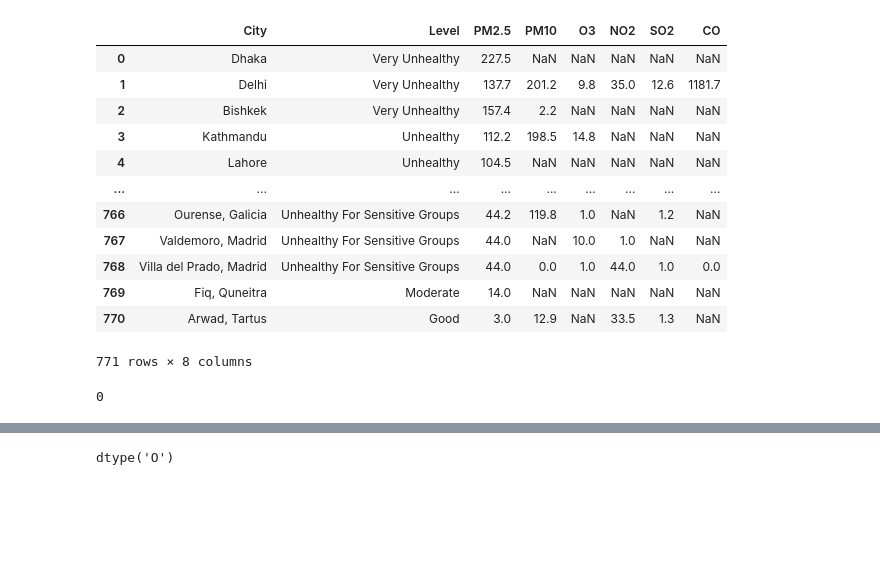
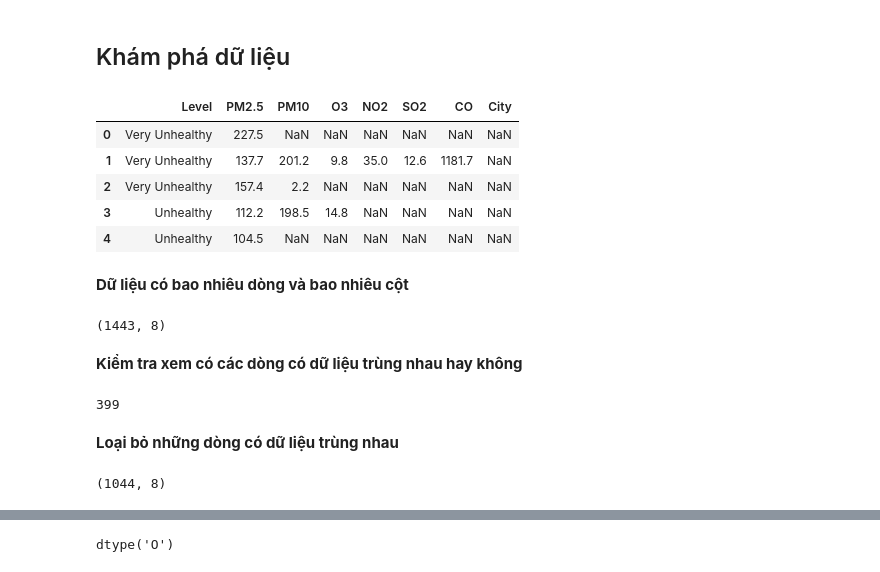
Before and after one commit to lingwang2503/DataScience_Project, a Jupyter notebook: Final/Preprocess_And_Train_Model.ipynb, the cells around one changed output, grey strips where cells are left out. Drawn from its saved outputs; the diff is of its cells as text; code cells hidden in the pictures; blank space fills up the shorter version.

Commit message:
Thêm chú thích và dữ liệu

```diff
--- a/Final/Preprocess_And_Train_Model.ipynb
+++ b/Final/Preprocess_And_Train_Model.ipynb
@@ -9,24 +12,34 @@ from sklearn.neural_network import MLPClassifier
 from sklearn import set_config
 set_config(display='diagram')
 import numpy as np
+# %% [markdown]
+## Khám phá dữ liệu
 # %%
 data_df = pd.read_csv('total_data.csv', index_col=0)
-data_df
+data_df.head()
 # %% [output]
-|  | City | Level | PM2.5 | PM10 | O3 | NO2 | SO2 | CO |
-| 0 | Dhaka | Very Unhealthy | 227.5 | NaN | NaN | NaN | NaN | NaN |
-| 1 | Delhi | Very Unhealthy | 137.7 | 201.2 | 9.8 | 35.0 | 12.6 | 1181.7 |
-| 2 | Bishkek | Very Unhealthy | 157.4 | 2.2 | NaN | NaN | NaN | NaN |
-| 3 | Kathmandu | Unhealthy | 112.2 | 198.5 | 14.8 | NaN | NaN | NaN |
-| 4 | Lahore | Unhealthy | 104.5 | NaN | NaN | NaN | NaN | NaN |
-| ... | ... | ... | ... | ... | ... | ... | ... | ... |
-| 766 | Ourense, Galicia | Unhealthy For Sensitive Groups | 44.2 | 119.8 | 1.0 | NaN | 1.2 | NaN |
-| 767 | Valdemoro, Madrid | Unhealthy For Sensitive Groups | 44.0 | NaN | 10.0 | 1.0 | NaN | NaN |
-| 768 | Villa del Prado, Madrid | Unhealthy For Sensitive Groups | 44.0 | 0.0 | 1.0 | 44.0 | 1.0 | 0.0 |
-| 769 | Fiq, Quneitra | Moderate | 14.0 | NaN | NaN | NaN | NaN | NaN |
-| 770 | Arwad, Tartus | Good | 3.0 | 12.9 | NaN | 33.5 | 1.3 | NaN |
+|  | Level | PM2.5 | PM10 | O3 | NO2 | SO2 | CO | City |
+| 0 | Very Unhealthy | 227.5 | NaN | NaN | NaN | NaN | NaN | NaN |
+| 1 | Very Unhealthy | 137.7 | 201.2 | 9.8 | 35.0 | 12.6 | 1181.7 | NaN |
+| 2 | Very Unhealthy | 157.4 | 2.2 | NaN | NaN | NaN | NaN | NaN |
+| 3 | Unhealthy | 112.2 | 198.5 | 14.8 | NaN | NaN | NaN | NaN |
+| 4 | Unhealthy | 104.5 | NaN | NaN | NaN | NaN | NaN | NaN |
-771 rows × 8 columns
+# %% [markdown]
+**Dữ liệu có bao nhiêu dòng và bao nhiêu cột**
+# %%
+data_df.shape
+# %% [output]
+(1443, 8)
+# %% [markdown]
+**Kiểm tra xem có các dòng có dữ liệu trùng nhau hay không**
 # %%
-data_df.index.duplicated().sum()
+data_df.duplicated().sum()
 # %% [output]
-0
+399
+# %% [markdown]
+**Loại bỏ những dòng có dữ liệu trùng nhau**
+# %%
+data_df = data_df.drop_duplicates()
+data_df.shape
+# %% [output]
+(1044, 8)
```
Also changed, not shown: parts of 76 cells of this notebook, 3 other files.
